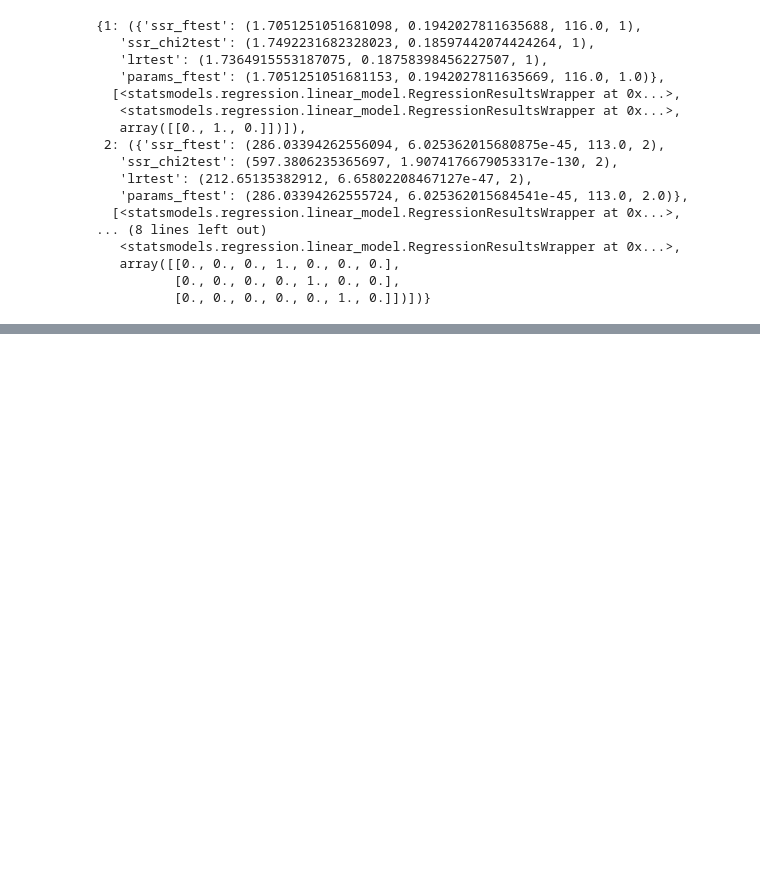
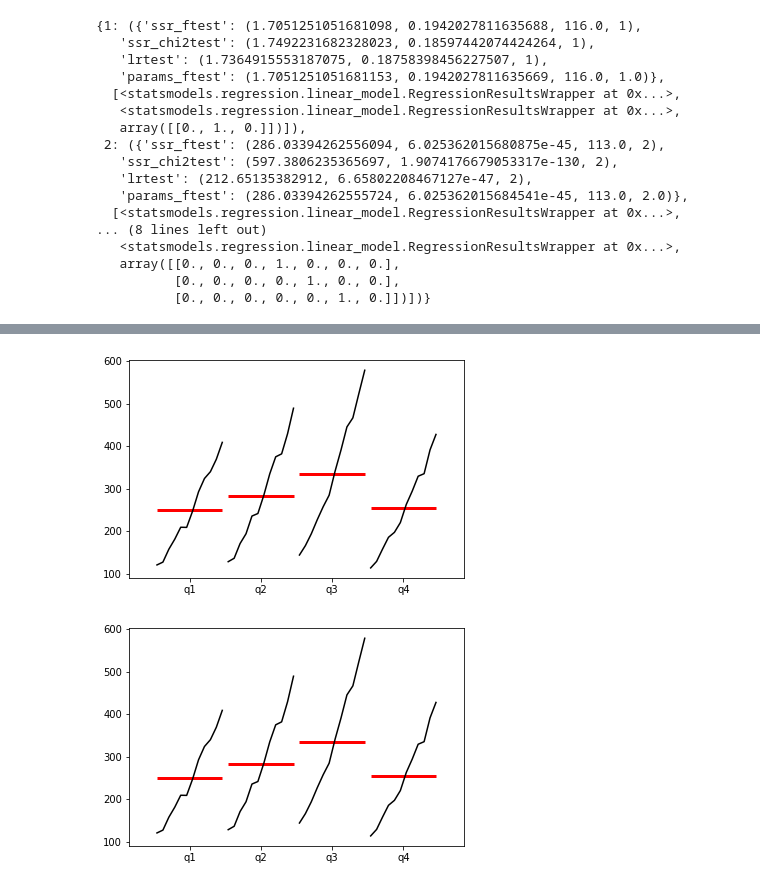
Before and after one commit to suman12345678/datascienceworknew, a Jupyter notebook: timeseries.ipynb, the cells around one changed output, grey strips where cells are left out. Drawn from its saved outputs; the diff is of its cells as text; code cells hidden in the pictures; blank space fills up the shorter version.

```diff
--- a/timeseries.ipynb
+++ b/timeseries.ipynb
@@ -471,0 +498,7 @@ parameter F test:         F=188.7446, p=0.0000  , df_denom=110, df_num=3
+# %%
+# so in june and july there is peak
+dfq=df['Thousands of Passengers'].resample(rule='Q').mean()
+quarter_plot(dfq)
+# %% [output]
+[figure, added]
+[figure, added]
```
Also changed, not shown: parts of 30 cells of this notebook.
